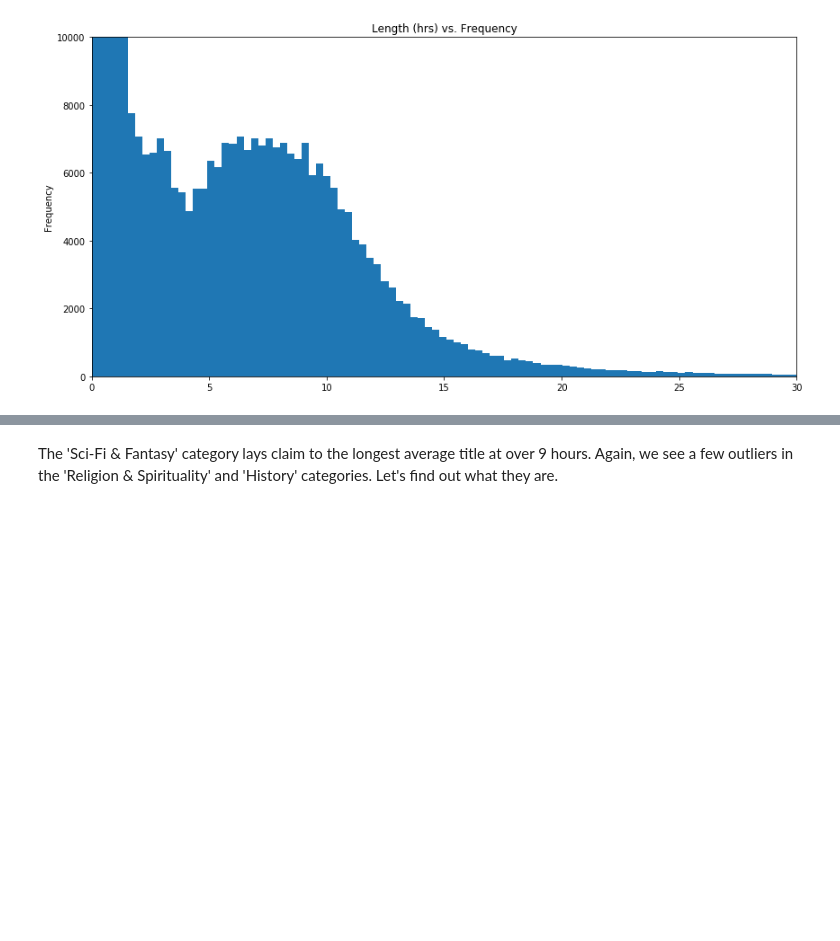
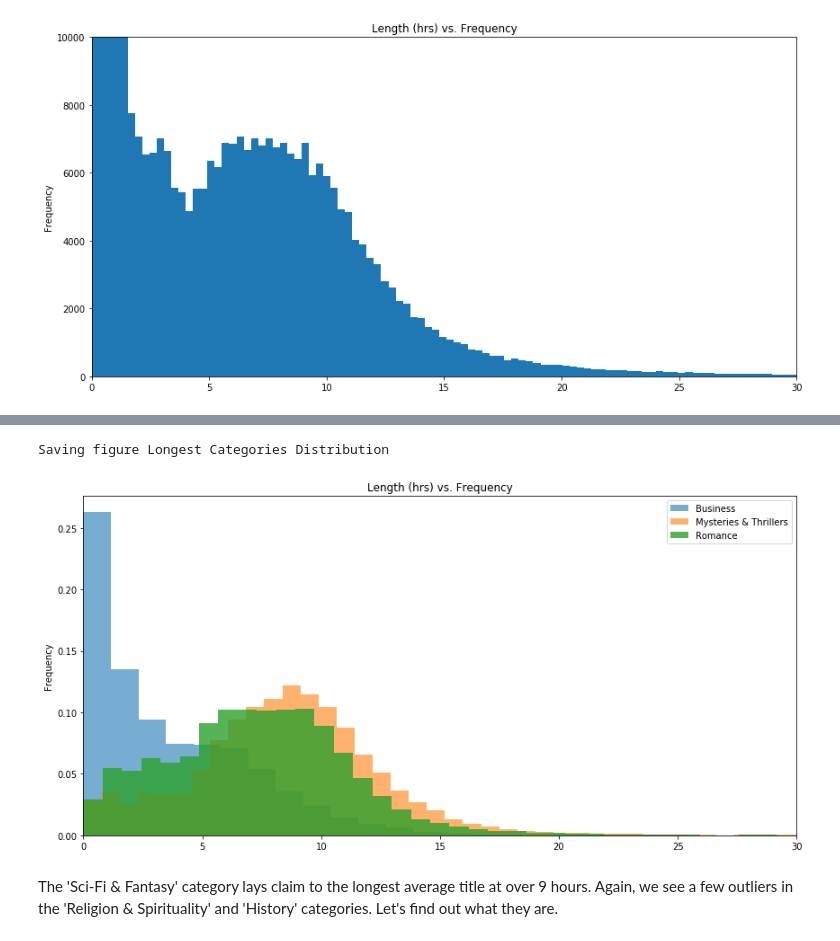
Before and after one commit to tobymanders/data-projects, a Jupyter notebook: audible_eda/audible_data_analysis.ipynb, the cells around one changed output, grey strips where cells are left out. Drawn from its saved outputs; the diff is of its cells as text; code cells hidden in the pictures; blank space fills up the shorter version.

```diff
--- a/audible_eda/audible_data_analysis.ipynb
+++ b/audible_eda/audible_data_analysis.ipynb
@@ -510,24 +513,27 @@ save_fig('Category vs Length')
 # %%
 cols = df.groupby('category')['length'].mean().nlargest(10).index
 
 df[df['category'] == 'Business']['length'].plot(kind='hist', bins=50, figsize=(12,6), alpha=0.6, legend=True, density=True,
                                                   xlim=(0,30), title='Length (hrs) vs. Frequency')
 df[df['category'] == 'Mysteries & Thrillers']['length'].plot(kind='hist', bins=100, figsize=(12,6), alpha=0.6, legend=True, density=True,
-                                                  xlim=(0,30), title='Length (hrs) vs. Frequency (Longest 10 Categories)')
+                                                  xlim=(0,30), title='Length (hrs) vs. Frequency')
 df[df['category'] == 'Romance']['length'].plot(kind='hist', bins=100, figsize=(12,6), alpha=0.8, legend=True, density=True,
-                                                  xlim=(0,30), title='Length (hrs) vs. Frequency (Longest 10 Categories)')
+                                                  xlim=(0,30), title='Length (hrs) vs. Frequency')
 
 
 
 
 L=plt.legend()
 L.get_texts()[0].set_text('Business')
 L.get_texts()[1].set_text('Mysteries & Thrillers')
 L.get_texts()[2].set_text('Romance')
 
 
 
 save_fig('Longest Categories Distribution')
+# %% [output]
+Saving figure Longest Categories Distribution
+[figure, added]
 # %% [markdown]
 The 'Sci-Fi & Fantasy' category lays claim to the longest average title at over 9 hours. Again, we see a few outliers in the 'Religion & Spirituality' and 'History' categories. Let's find out what they are.
 # %%
```
Also changed, not shown: parts of 2 cells of this notebook, 2 other files.
